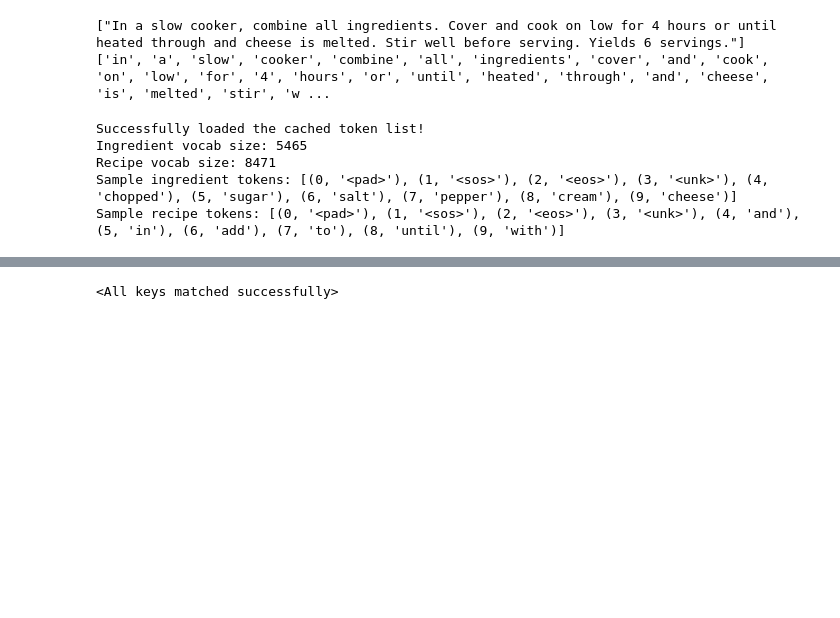
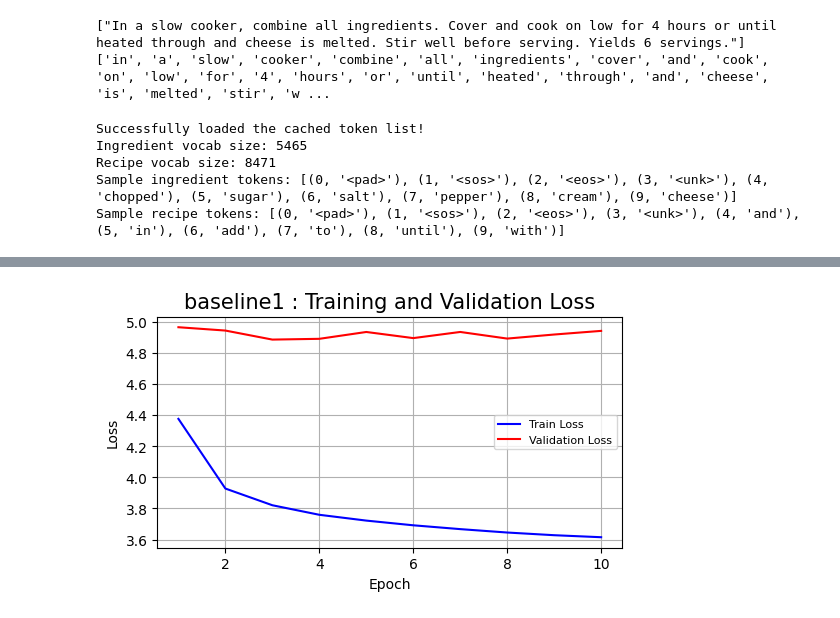
Before and after one commit to jkim0094/CookingRecipeGenerator, a Jupyter notebook: ass2(desktop).ipynb, the cells around one changed output, grey strips where cells are left out. Drawn from its saved outputs; the diff is of its cells as text; code cells hidden in the pictures; blank space fills up the shorter version.

Commit message:
baseline1-add test function

```diff
--- a/ass2(desktop).ipynb
+++ b/ass2(desktop).ipynb
@@ -642,14 +588,16 @@ def Test(model, test_loader, criterion, recipe_vocab):
 # 모델 생성
 encoder = Encoder_GRU(INPUT_DIM, EMBED_DIM, HIDDEN_DIM, N_LAYERS, DROPOUT)
 decoder = Decoder_GRU(OUTPUT_DIM, EMBED_DIM, HIDDEN_DIM, N_LAYERS, DROPOUT)
-model = Seq2Seq(encoder, decoder, DEVICE).to(DEVICE)
+exec(f"baseline1={model_type}(encoder, decoder, DEVICE).to(DEVICE)")
+print(baseline1)
+
 
 if new_model_train:
     print("New model training!")
-    optimizer = optim.Adam(model.parameters(), lr=LR)
+    optimizer = optim.Adam(baseline1.parameters(), lr=LR)
 
-    loss_history = Train(
-        model=model,
+    loss_history_baseline1 = Train(
+        model=baseline1,
         train_loader=train_loader,
         val_loader=dev_loader,
         criterion=criterion,
@@ -660,15 +608,4 @@ if new_model_train:
         save_model_path=save_model_path,
         save_history_path=save_history_path,
     )
-
-    # 플롯 그리기
-    plt.figure(figsize=(10,6))
-    plt.plot(range(1, EPOCHS+1), loss_history["train"], label="Train Loss", color="blue")
-    plt.plot(range(1, EPOCHS+1), loss_history["val"], label="Validation Loss", color="red", linestyle='--')
-    plt.xlabel("Epoch", fontsize=18)
-    plt.ylabel("Loss", fontsize=18)
-    plt.title("Training and Validation Loss", fontsize=20)
-    plt.legend(fontsize=14)
-    plt.grid()
-    plt.show()
 # %% [output]
@@ -762,12 +625,18 @@ Seq2Seq(
-# %%
-saved_model = torch.load(save_model_path, map_location=DEVICE)
-# 모델 다시 생성 (구조만 똑같이)
-encoder = Encoder_GRU(INPUT_DIM, EMBED_DIM, HIDDEN_DIM, N_LAYERS, DROPOUT)
-decoder = Decoder_GRU(OUTPUT_DIM, EMBED_DIM, HIDDEN_DIM, N_LAYERS, DROPOUT)
-load_model_seq2seq = Seq2Seq(encoder, decoder, DEVICE).to(DEVICE)
-# state_dict 로드
-load_model_seq2seq.load_state_dict(saved_model["model_state_dict"])
-# %% [output]
-<All keys matched successfully>
+# %%
+# 저장된 모델과 학습 이력 불러오기
+checkpoint = torch.load(save_model_path, map_location=DEVICE)
+checkpoint2 = torch.load(save_history_path, map_location=DEVICE)
+
+# 모델 구조 동일하게 생성
+load_baseline1 = Seq2Seq(encoder, decoder, DEVICE).to(DEVICE)
+load_baseline1.load_state_dict(checkpoint["model_state_dict"])
+
+# 저장된 이력 중 loss history 가져오기
+loss_history_loss_history_baseline1 = checkpoint2["loss_history"]  # 또는 정확한 키 확인 필요
+
+# 그래프 그리기
+plot_loss_epoch("baseline1", loss_history)
+# %% [output]
+[figure, added]
 # %%
 # 이제 Test 가능
```
Also changed, not shown: parts of 13 cells of this notebook, 1 other file.
